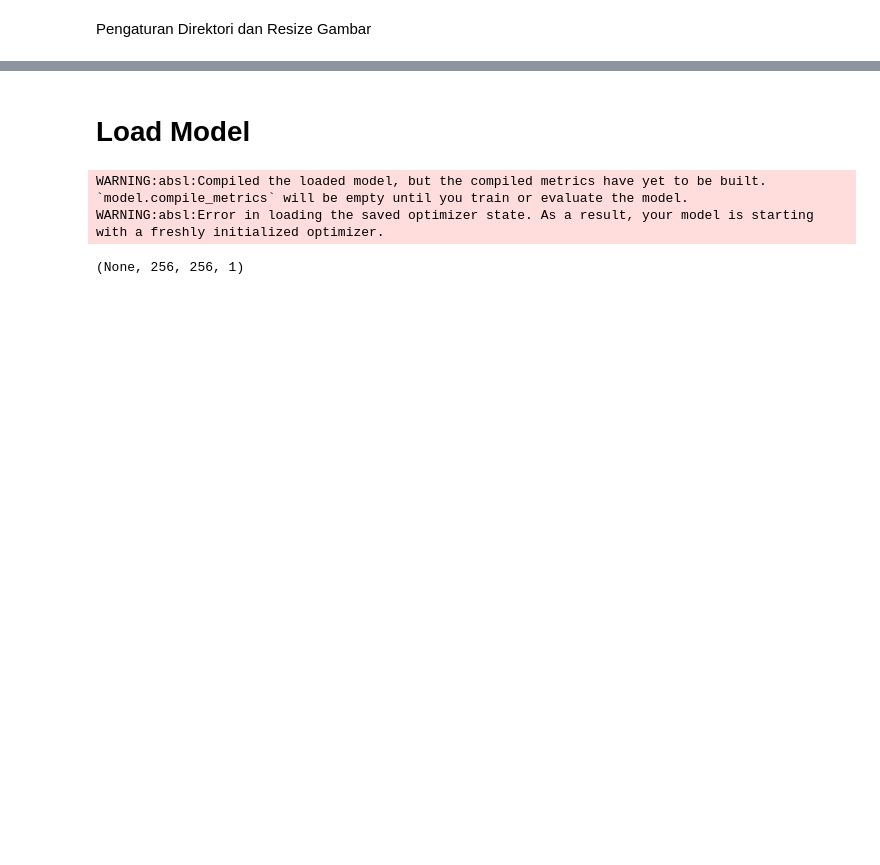
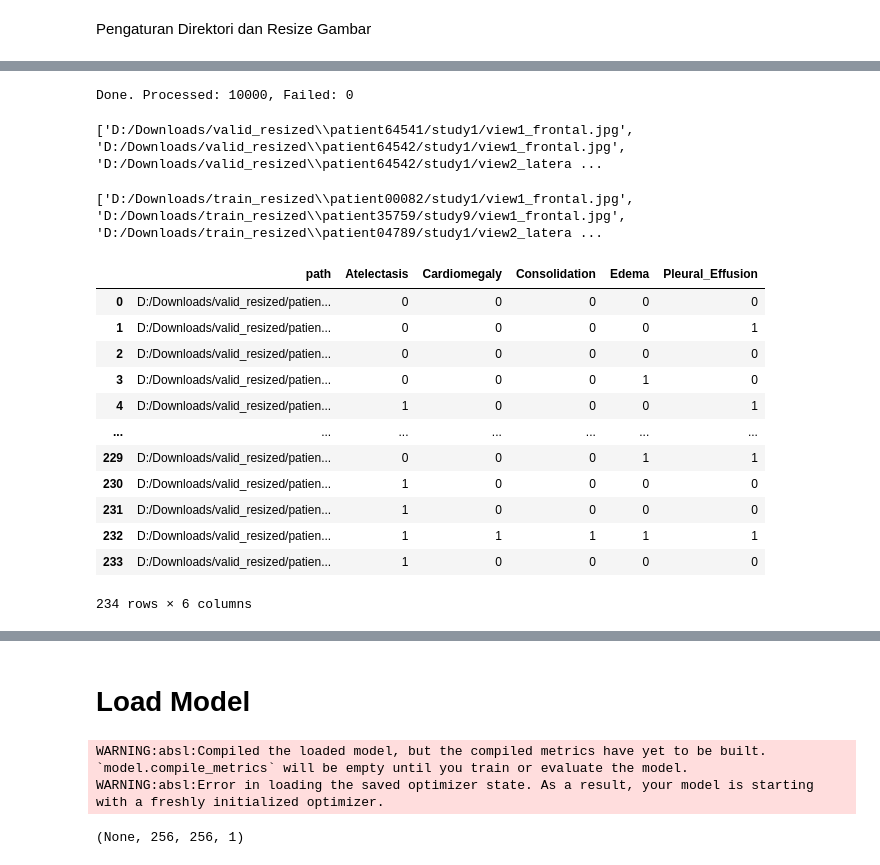
Before and after one commit to zuhairilabid/Projek, a Jupyter notebook: machine learning-kelompok 6.ipynb, the cells around one changed output, grey strips where cells are left out. Cells and saved outputs as stored; diff of their text form; code cells hidden in the pictures; blank space fills up the shorter version.

```diff
--- a/machine learning-kelompok 6.ipynb
+++ b/machine learning-kelompok 6.ipynb
@@ -303,29 +305,28 @@ resized_train = "D:/Downloads/train_resized"
 TARGET_SIZE = 224
 PAD_COLOR = 0  # black, good for radiographs
 # %%
-def resize_images(my_glob, images_directory, resized_output_dir):
+def resize_images(my_glob, resized_output_dir):
     processed = 0
     failed = 0
-    for img_path in tqdm(my_glob, desc="Resizing images", ):
-        # Read original file (preserve channels)
+
+    glob = []
+
+    for img_path in tqdm(my_glob, desc="Resizing images"):
         img = cv2.imread(img_path, cv2.IMREAD_UNCHANGED)
         if img is None:
             print(f"Failed to read image: {img_path}")
             failed += 1
             continue
 
-        # Resize and pad using the helper
         resized_img = resize_with_padding(img, target_size=TARGET_SIZE, pad_color=PAD_COLOR)
 
-        # Build output path preserving folder structure
-        rel = os.path.relpath(img_path, images_directory).replace('\\', '/')
+        # Build relative path from the glob path
+        parts = img_path.replace("\\", "/").split("/")
+        rel = "/".join(parts[3:])  # keep everything after the top-level folder
+
         out_path = os.path.join(resized_output_dir, rel)
-
-        # Ensure output directory exists
         os.makedirs(os.path.dirname(out_path), exist_ok=True)
 
-        # Save (resized_img may be single-channel or multi-channel; cv2.imwrite supports it)
-        # If resized_img is float, convert to uint8
         if resized_img.dtype != np.uint8:
             max_val = resized_img.max() or 1.0
             if max_val <= 1.0:
@@ -342,11 +343,10 @@ def resize_images(my_glob, images_directory, resized_output_dir):
             continue
 
         processed += 1
+        glob.append(out_path)
 
-        print(f"Done. Processed: {processed}, Failed: {failed}")
-        # Quick preview of new files saved
-        sample_saved = [x for x in get_all_images(resized_output_dir)][:5]
-        print('Sample saved:', sample_saved)
+    print(f"Done. Processed: {processed}, Failed: {failed}")
+    return glob
 # %%
-resize_images(my_glob_valid, images_directory_valid, resized_valid)
+glob_valid_resize = resize_images(my_glob_valid, resized_valid)
 # %% [output]
@@ -505,0 +354,37 @@ Sample saved: ['D:/Downloads/valid_resized\\patient64541\\study1\\view1_frontal.
+# %%
+glob_train_resize = resize_images(my_glob_train, resized_train)
+# %% [output]
+Done. Processed: 10000, Failed: 0
+# %%
+print(glob_valid_resize)
+# %% [output]
+['D:/Downloads/valid_resized\\patient64541/study1/view1_frontal.jpg', 'D:/Downloads/valid_resized\\patient64542/study1/view1_frontal.jpg', 'D:/Downloads/valid_resized\\patient64542/study1/view2_latera ...
+# %%
+print(glob_train_resize)
+# %% [output]
+['D:/Downloads/train_resized\\patient00082/study1/view1_frontal.jpg', 'D:/Downloads/train_resized\\patient35759/study9/view1_frontal.jpg', 'D:/Downloads/train_resized\\patient04789/study1/view2_latera ...
+# %%
+def replace_path(dataframe, glob):
+    mapping = {}
+    for path, new_path in zip(dataframe['path'], glob):
+        mapping[path.replace("\\", "/")] = new_path.replace("\\", "/")
+
+    dataframe['path'] = dataframe['path'].map(mapping.get)
+    return dataframe
+# %%
+valid_df = replace_path(valid_df, glob_valid_resize)
+valid_df
+# %% [output]
+|  | path | Atelectasis | Cardiomegaly | Consolidation | Edema | Pleural_Effusion |
+| 0 | D:/Downloads/valid_resized/patien... | 0 | 0 | 0 | 0 | 0 |
+| 1 | D:/Downloads/valid_resized/patien... | 0 | 0 | 0 | 0 | 1 |
+| 2 | D:/Downloads/valid_resized/patien... | 0 | 0 | 0 | 0 | 0 |
+| 3 | D:/Downloads/valid_resized/patien... | 0 | 0 | 0 | 1 | 0 |
+| 4 | D:/Downloads/valid_resized/patien... | 1 | 0 | 0 | 0 | 1 |
+| ... | ... | ... | ... | ... | ... | ... |
+| 229 | D:/Downloads/valid_resized/patien... | 0 | 0 | 0 | 1 | 1 |
+| 230 | D:/Downloads/valid_resized/patien... | 1 | 0 | 0 | 0 | 0 |
+| 231 | D:/Downloads/valid_resized/patien... | 1 | 0 | 0 | 0 | 0 |
+| 232 | D:/Downloads/valid_resized/patien... | 1 | 1 | 1 | 1 | 1 |
+| 233 | D:/Downloads/valid_resized/patien... | 1 | 0 | 0 | 0 | 0 |
+234 rows × 6 columns
```
Also changed, not shown: parts of 26 cells of this notebook, 1 other file.
